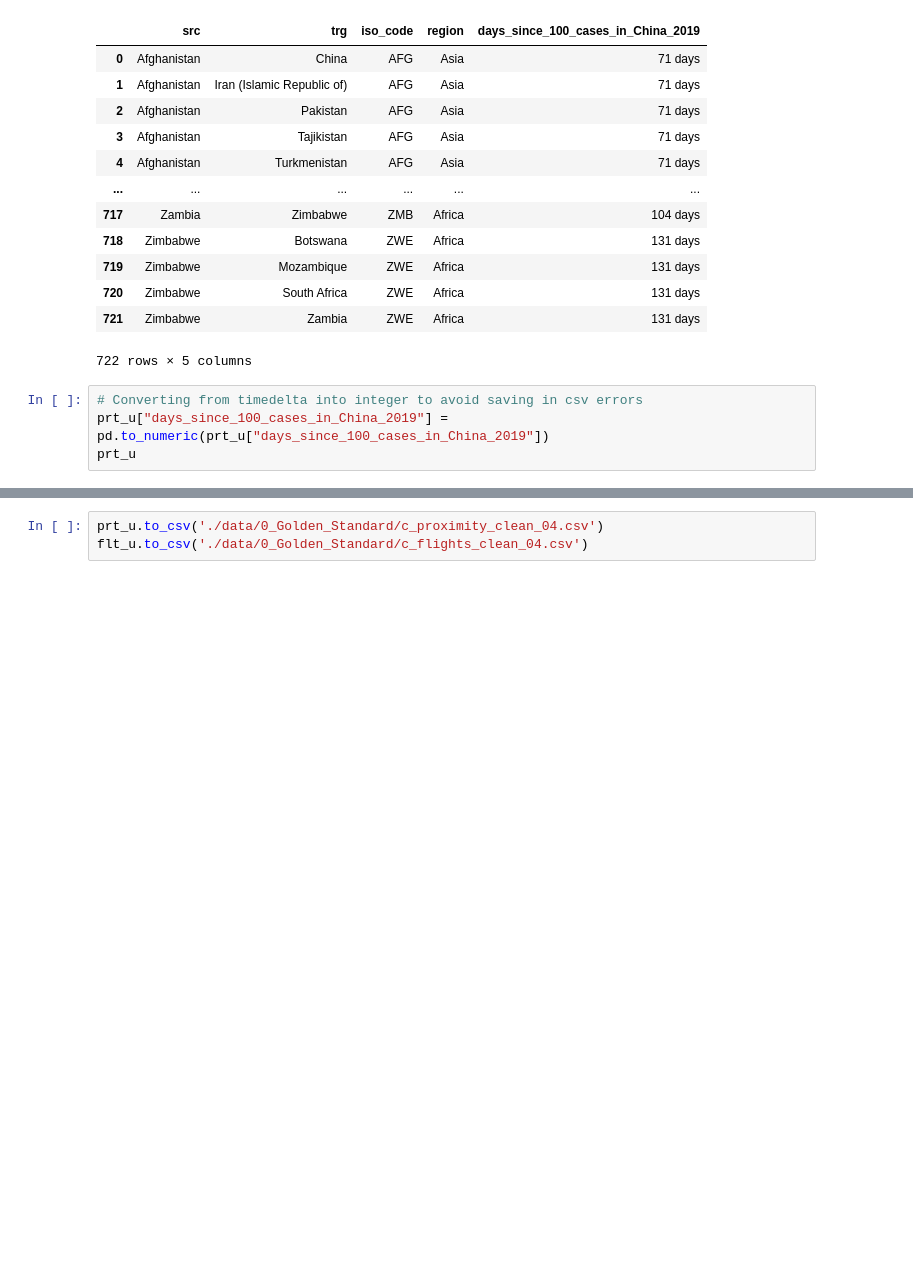
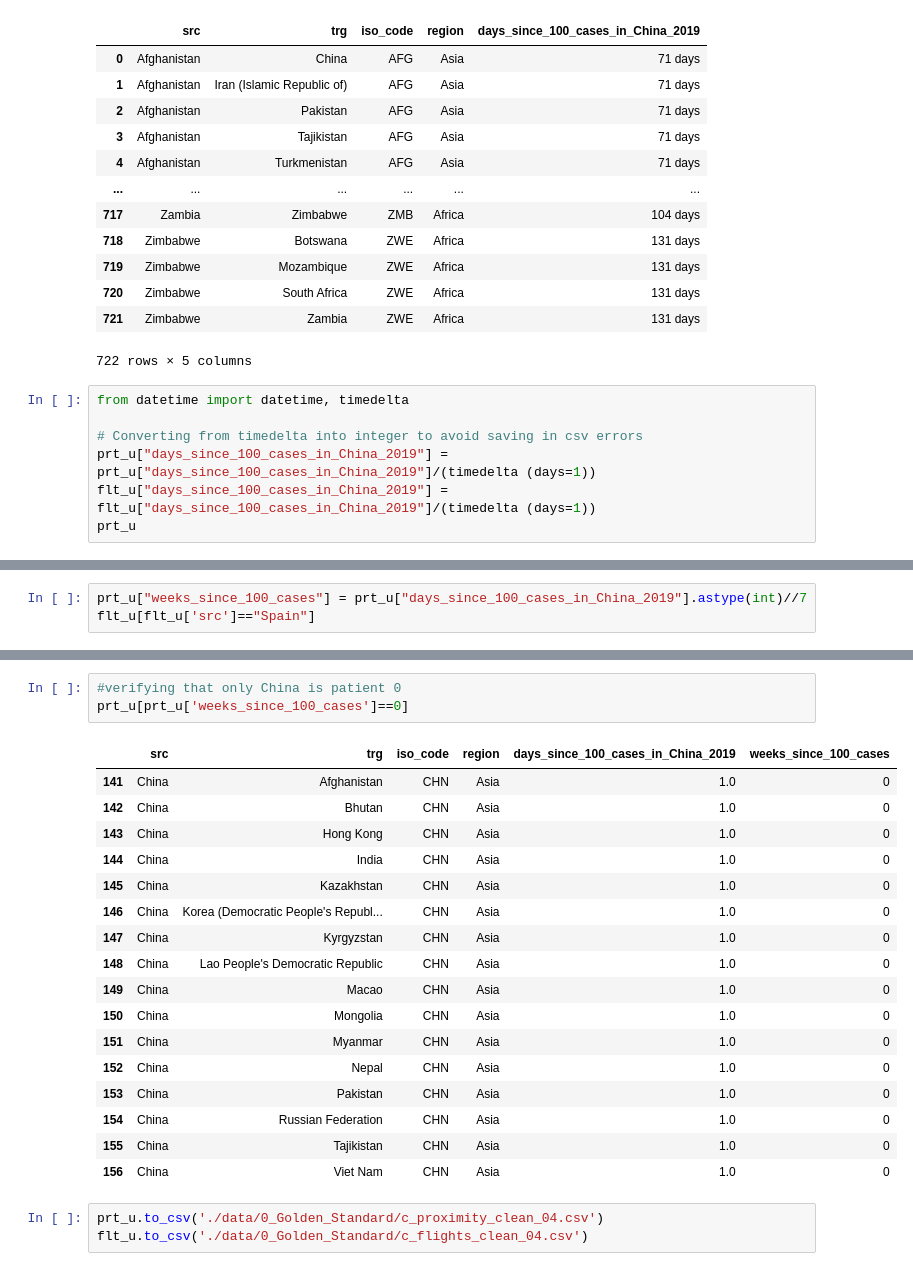
Before and after one commit to jcllobet/MasterThesis, a Jupyter notebook: Unify_Country_ISOs.ipynb, the cells around one changed output, grey strips where cells are left out. Drawn from its saved outputs; the diff is of its cells as text; blank space fills up the shorter version.

```diff
--- a/Unify_Country_ISOs.ipynb
+++ b/Unify_Country_ISOs.ipynb
@@ -442,8 +484,11 @@ prt_u
 | 721 | Zimbabwe | Zambia | ZWE | Africa | 131 days |
 722 rows × 5 columns
 # %%
+from datetime import datetime, timedelta
+
 # Converting from timedelta into integer to avoid saving in csv errors
-prt_u["days_since_100_cases_in_China_2019"] = pd.to_numeric(prt_u["days_since_100_cases_in_China_2019"])
+prt_u["days_since_100_cases_in_China_2019"] = prt_u["days_since_100_cases_in_China_2019"]/(timedelta (days=1))
+flt_u["days_since_100_cases_in_China_2019"] = flt_u["days_since_100_cases_in_China_2019"]/(timedelta (days=1))
 prt_u
 # %% [output]
 |  | src | trg | iso_code | region | days_since_100_cases_in_China_2019 |
@@ -461 +506,4 @@ prt_u
 722 rows × 5 columns
+# %%
+prt_u["weeks_since_100_cases"] = prt_u["days_since_100_cases_in_China_2019"].astype(int)//7
+flt_u[flt_u['src']=="Spain"]
@@ -462,3 +524,24 @@ prt_u
+# %%
+#verifying that only China is patient 0
+prt_u[prt_u['weeks_since_100_cases']==0]
+# %% [output]
+|  | src | trg | iso_code | region | days_since_100_cases_in_China_2019 | weeks_since_100_cases |
+| 141 | China | Afghanistan | CHN | Asia | 1.0 | 0 |
+| 142 | China | Bhutan | CHN | Asia | 1.0 | 0 |
+| 143 | China | Hong Kong | CHN | Asia | 1.0 | 0 |
+| 144 | China | India | CHN | Asia | 1.0 | 0 |
+| 145 | China | Kazakhstan | CHN | Asia | 1.0 | 0 |
+| 146 | China | Korea (Democratic People's Republ... | CHN | Asia | 1.0 | 0 |
+| 147 | China | Kyrgyzstan | CHN | Asia | 1.0 | 0 |
+| 148 | China | Lao People's Democratic Republic | CHN | Asia | 1.0 | 0 |
+| 149 | China | Macao | CHN | Asia | 1.0 | 0 |
+| 150 | China | Mongolia | CHN | Asia | 1.0 | 0 |
+| 151 | China | Myanmar | CHN | Asia | 1.0 | 0 |
+| 152 | China | Nepal | CHN | Asia | 1.0 | 0 |
+| 153 | China | Pakistan | CHN | Asia | 1.0 | 0 |
+| 154 | China | Russian Federation | CHN | Asia | 1.0 | 0 |
+| 155 | China | Tajikistan | CHN | Asia | 1.0 | 0 |
+| 156 | China | Viet Nam | CHN | Asia | 1.0 | 0 |
 # %%
 prt_u.to_csv('./data/0_Golden_Standard/c_proximity_clean_04.csv')
 flt_u.to_csv('./data/0_Golden_Standard/c_flights_clean_04.csv')
```
Also changed, not shown: parts of 7 cells of this notebook, 4 other files.
